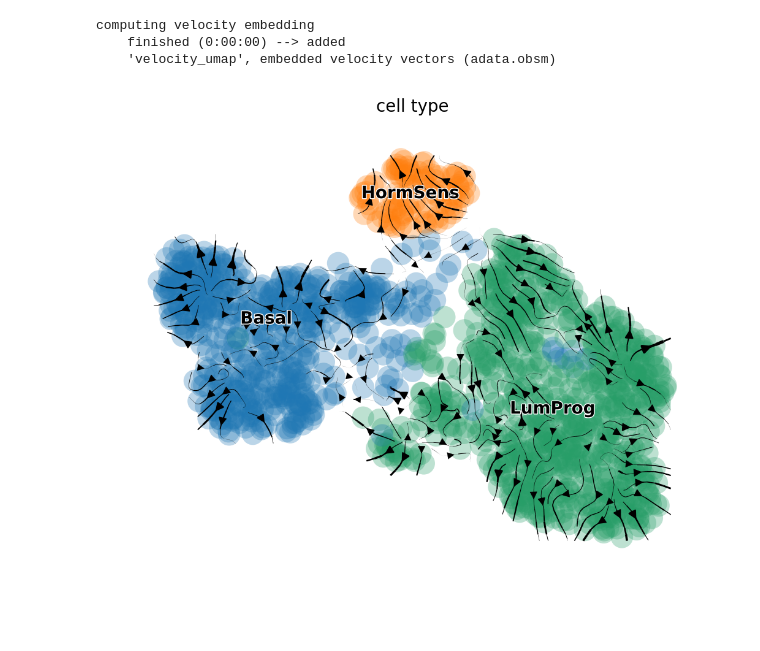
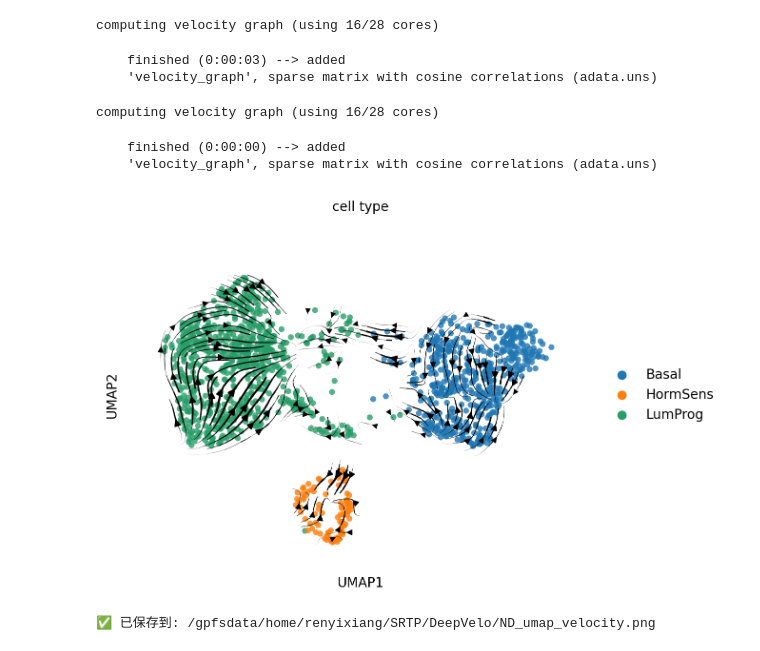
Before and after one commit to EthanShenx/HFD_Diet_Code, a Jupyter notebook: 99999trajactoryAnalysis/99999-04 scVelo.ipynb, the cells around one changed output. Drawn from its saved outputs; the diff is of its cells as text; code cells hidden in the pictures; blank space fills up the shorter version.

```diff
--- a/99999trajactoryAnalysis/99999-04 scVelo.ipynb
+++ b/99999trajactoryAnalysis/99999-04 scVelo.ipynb
@@ -260,29 +133,94 @@ HFD velocity graph: SUCCESS
+# %%
+genes = ND_anndata.var_names
+cells = ND_anndata.obs_names
+
+for layer in ["spliced", "unspliced", "ambiguous", "Ms", "Mu", "velocity"]:
+    if layer in ND_anndata.layers:
+        M = ND_anndata.layers[layer]
+        if sp.issparse(M):
+            M = M.toarray()
+        ND_anndata.layers[layer] = np.asarray(M, dtype=np.float32)
+        assert ND_anndata.layers[layer].shape == (len(cells), len(genes)), f"{layer} shape mismatch"
+
+
+if sp.issparse(ND_anndata.X):
+    ND_anndata.X = ND_anndata.X.toarray()
+ND_anndata.X = np.asarray(ND_anndata.X, dtype=np.float32)
+assert ND_anndata.X.shape == (len(cells), len(genes))
+
+scv.tl.velocity_graph(ND_anndata, n_jobs=16)
+# %% [output]
+computing velocity graph (using 16/28 cores)
+    finished (0:00:03) --> added
+    'velocity_graph', sparse matrix with cosine correlations (adata.uns)
+# %%
+genes = HFD_anndata.var_names
+cells = HFD_anndata.obs_names
+
+for layer in ["spliced", "unspliced", "ambiguous", "Ms", "Mu", "velocity"]:
+    if layer in HFD_anndata.layers:
+        M = HFD_anndata.layers[layer]
+        if sp.issparse(M):
+            M = M.toarray()
+        HFD_anndata.layers[layer] = np.asarray(M, dtype=np.float32)
+        assert HFD_anndata.layers[layer].shape == (len(cells), len(genes)), f"{layer} shape mismatch"
+
+if sp.issparse(HFD_anndata.X):
+    HFD_anndata.X = HFD_anndata.X.toarray()
+HFD_anndata.X = np.asarray(HFD_anndata.X, dtype=np.float32)
+assert HFD_anndata.X.shape == (len(cells), len(genes))
+
+scv.tl.velocity_graph(HFD_anndata, n_jobs=16)
+# %% [output]
+computing velocity graph (using 16/28 cores)
+    finished (0:00:00) --> added
+    'velocity_graph', sparse matrix with cosine correlations (adata.uns)
 # %%
-ND_anndata.obs["cell_type"] = ND_anndata.obs["cell_type"].astype("category")
+import pandas as pd
+import scanpy as sc
+import scvelo as scv
+import matplotlib.pyplot as plt
+import os
+
+ND_anndata.obs["cell_type"] = pd.Categorical(ND_anndata.obs["cell_type"])
+
 cats = ND_anndata.obs["cell_type"].cat.categories
 palette = dict(zip(cats, sc.pl.palettes.default_20[:len(cats)]))
 ND_anndata.uns["cell_type_colors"] = [palette[c] for c in cats]
+
 umap_coords = ND_anndata.obsm['X_umap']
 x_min, x_max = umap_coords[:, 0].min(), umap_coords[:, 0].max()
 y_min, y_max = umap_coords[:, 1].min(), umap_coords[:, 1].max()
 
 x_margin = (x_max - x_min) * 0.1
 y_margin = (y_max - y_min) * 0.1
 
 ax = scv.pl.velocity_embedding_stream(
     ND_anndata,
     basis="umap",
     color="cell_type",
     dpi=200,
     show=False,
     xlim=(x_min - x_margin, x_max + x_margin),
-    ylim=(y_min - y_margin, y_max + y_margin)
+    ylim=(y_min - y_margin, y_max + y_margin),
+    legend_loc='right margin',
+    size=80,
+    alpha=0.8
 )
-ax.figure.savefig("/gpfsdata/home/renyixiang/SRTP/DeepVelo/ND_velocity_stream_celltype.png", dpi=300, bbox_inches="tight")
+
+ax.set_xlabel("UMAP1")
+ax.set_ylabel("UMAP2")
+ax.set_xticks(ax.get_xticks())
+ax.set_yticks(ax.get_yticks())
+ax.tick_params(direction="out")
+
+outdir = "/gpfsdata/home/renyixiang/SRTP/DeepVelo"
+os.makedirs(outdir, exist_ok=True)
+outfile = os.path.join(outdir, "ND_umap_velocity.png")
+plt.savefig(outfile, format="png", dpi=300, bbox_inches="tight")
+
 plt.show()
 # %% [output]
+[figure, new version]
-computing velocity embedding
-    finished (0:00:00) --> added
-    'velocity_umap', embedded velocity vectors (adata.obsm)
+✅ 已保存到: /gpfsdata/home/renyixiang/SRTP/DeepVelo/ND_umap_velocity.png
-[figure, old version]
 # %%
```
Also changed, not shown: parts of 9 cells of this notebook, 8 other files.
